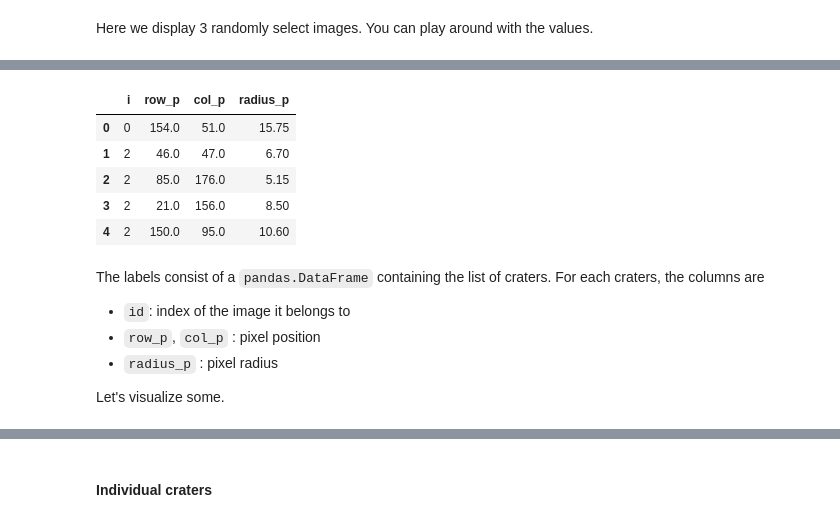
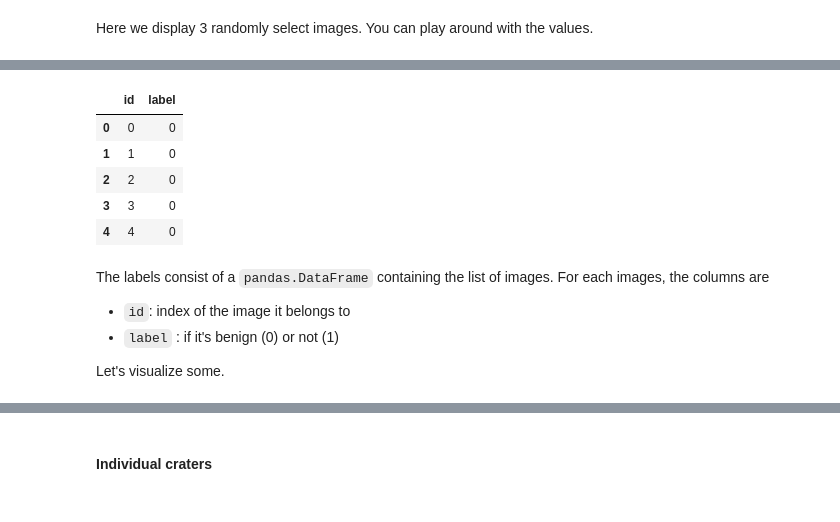
Before and after one commit to jeanbabs/Melanoma_detection, a Jupyter notebook: Melanoma_starting_kit.ipynb, the cells around one changed output, grey strips where cells are left out. Cells and saved outputs as stored; diff of their text form; code cells hidden in the pictures.

```diff
--- a/Melanoma_starting_kit.ipynb
+++ b/Melanoma_starting_kit.ipynb
@@ -154,16 +154,20 @@ y_train = pd.read_csv('data/labels_train.csv')
+# %%
+df = pd.read_csv("./data/data_train_labels.csv")
+ff = pd.read_csv("./data/data_test_labels.csv")
+y_train = np.array(df["label"])
+y_test = np.array(ff["label"])
 # %%
-y_train.head()
+df.head()
 # %% [output]
-|  | i | row_p | col_p | radius_p |
-| 0 | 0 | 154.0 | 51.0 | 15.75 |
-| 1 | 2 | 46.0 | 47.0 | 6.70 |
-| 2 | 2 | 85.0 | 176.0 | 5.15 |
-| 3 | 2 | 21.0 | 156.0 | 8.50 |
-| 4 | 2 | 150.0 | 95.0 | 10.60 |
+|  | id | label |
+| 0 | 0 | 0 |
+| 1 | 1 | 0 |
+| 2 | 2 | 0 |
+| 3 | 3 | 0 |
+| 4 | 4 | 0 |
 # %% [markdown]
-The labels consist of a `pandas.DataFrame` containing the list of craters. For each craters, the columns are
+The labels consist of a `pandas.DataFrame` containing the list of images. For each images, the columns are
 - `id`: index of the image it belongs to
-- `row_p`, `col_p` : pixel position
-- `radius_p` : pixel radius
+- `label` : if it's benign (0) or not (1)
 
 Let's visualize some.
```
Also changed, not shown: parts of 43 cells of this notebook.
